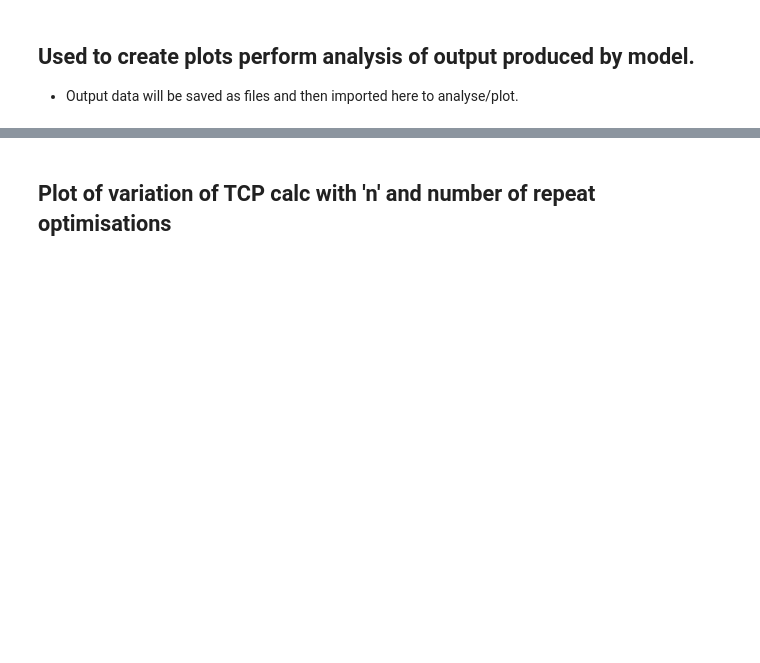
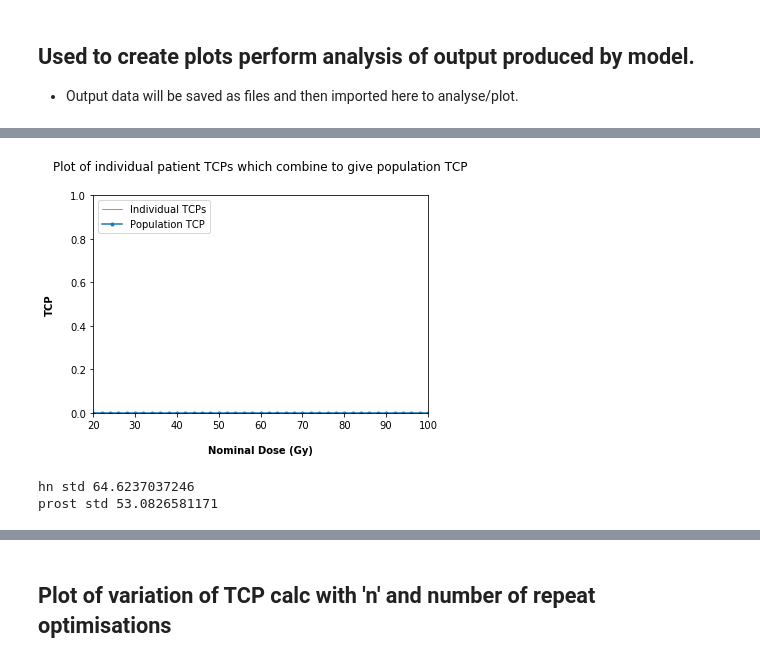
Before and after one commit to mbolt01/Thesis_analysis, a Jupyter notebook: Thesis_model_characterisation.ipynb, the cells around one changed output, grey strips where cells are left out. Saved outputs shown, nothing was run; the diff lists cells and outputs as text; code cells hidden in the pictures; blank space fills up the shorter version.

```diff
--- a/Thesis_model_characterisation.ipynb
+++ b/Thesis_model_characterisation.ipynb
@@ -41,0 +107,68 @@ importlib.reload(model)
+# %%
+## Produce diagram showing individual patients and population for TCP. - ** PROSTATE
+pop_n = 1000
+TCP_results1 = model.completeTCPcalc(n=pop_n,                  # number of patients in population to model
+                                       alphabeta_use=1.5,       # mean alpha/beta
+                                       alphabeta_sd_use=20,    # SD of alpha/beta (%)
+                                       d=2,                    # nominal dose (Gy/fraction)
+                                       d_shift=0,              # initial dose difference (%)
+                                       d_sd=0,                 # standard deviation of delivered dose (%)
+                                       d_trend=0,              # dose drift (%/day)
+                                       max_d=100,              # maximum dose for which TCP is calcualted (Gy)
+                                       dose_of_interest=74,    # dose at which to return seperately the TCPs (Gy)
+                                       n0 = 1E9,)          # N0 value supplied (if not supplied, then can be fitted)
+
+## plot individual curves
+for i in range(900,pop_n):
+    plt.plot(TCP_results1['nom_doses'],TCP_results1['TCPs'][i],c='C1',
+             alpha=0.3,lw=1, label = None)
+
+## add fake line for legend with alpha = 1
+plt.plot([-1,-1],[-1,-1],c='C1',
+         alpha=1,lw=1, label = 'Individual TCPs')
+
+## plot population curves
+plt.plot(TCP_results1['nom_doses'],TCP_results1['TCP_pop'],ls='-',c='C0',
+         label = 'Population TCP', marker='o',ms=3)
+plt.xlim(20,100)
+plt.ylim(0,1)
+plt.legend(loc='upper left')
+
+plt.xlabel('Nominal Dose (Gy)')
+plt.ylabel('TCP')
+plt.title('Plot of individual patient TCPs which combine to give population TCP')
+
+#plt.savefig('pop_tcp_construction.png',dpi=300,bbox_inches='tight')
+
+plt.show()
+# %% [output]
+[figure, added]
+# %%
+hn_std = model.completeTCPcalc(n=1,                  # number of patients in population to model
+                            alphabeta_use=10,       # mean alpha/beta
+                            alphabeta_sd_use=0,    # SD of alpha/beta (%)
+                            d=2.167,                    # nominal dose (Gy/fraction)
+                            d_shift=0,              # initial dose difference (%)
+                            d_sd=0,                 # standard deviation of delivered dose (%)
+                            d_trend=0,              # dose drift (%/day)
+                            max_d=100,              # maximum dose for which TCP is calcualted (Gy)
+                            dose_of_interest=65,    # dose at which to return seperately the TCPs (Gy)
+                            n0 = 4E9,)['TCP_cure_percent']          # N0 value supplied (if not supplied, then can be fitted)
+
+prost_std = model.completeTCPcalc(n=1,                  # number of patients in population to model
+                            alphabeta_use=1.5,       # mean alpha/beta
+                            alphabeta_sd_use=0,    # SD of alpha/beta (%)
+                            d=2,                    # nominal dose (Gy/fraction)
+                            d_shift=0,              # initial dose difference (%)
+                            d_sd=0,                 # standard deviation of delivered dose (%)
+                            d_trend=0,              # dose drift (%/day)
+                            max_d=100,              # maximum dose for which TCP is calcualted (Gy)
+                            dose_of_interest=74,    # dose at which to return seperately the TCPs (Gy)
+                            n0 = 1.5E3,)['TCP_cure_percent']          # N0 value supplied (if not supplied, then can be fitted)
+
+print('hn std',hn_std) # want 66%
+print('prost std',prost_std) # want 55%
+## standard TCP value for individual patient
+# %% [output]
+hn std 64.6237037246
+prost std 53.0826581171
```
Also changed, not shown: parts of 23 cells of this notebook.
